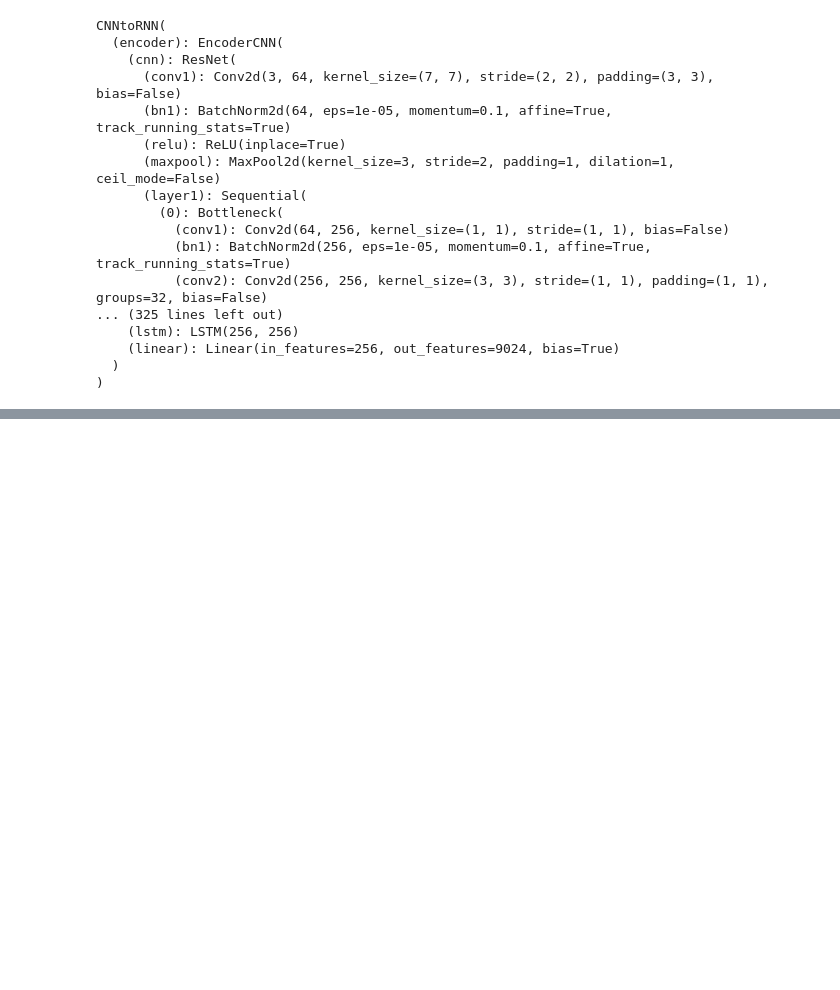
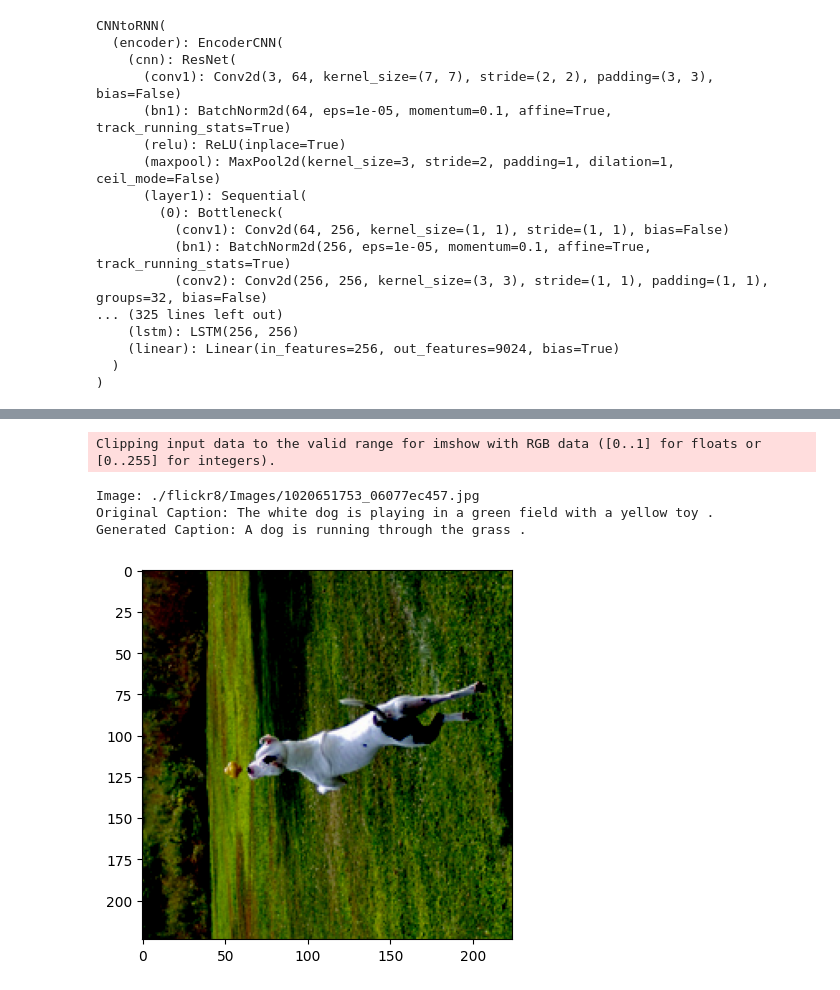
Before and after one commit to tkobil/image-captioning-using-encoder-decoder-models, a Jupyter notebook: resnext_lstm_eval_single_layer.ipynb, the cells around one changed output, grey strips where cells are left out. Saved outputs shown, nothing was run; the diff lists cells and outputs as text; code cells hidden in the pictures; blank space fills up the shorter version.

```diff
--- a/resnext_lstm_eval_single_layer.ipynb
+++ b/resnext_lstm_eval_single_layer.ipynb
@@ -130,0 +130,8 @@ GENERATED CAPTION: ['<bos>', 'A', 'little', 'girl', 'in', 'a', 'pink', 'dress',
+# %%
+show_image_with_caption(15)
+# %% [output]
+Clipping input data to the valid range for imshow with RGB data ([0..1] for floats or [0..255] for integers).
+Image: ./flickr8/Images/1020651753_06077ec457.jpg
+Original Caption: The white dog is playing in a green field with a yellow toy .
+Generated Caption: A dog is running through the grass .
+[figure, added]
```
Also changed, not shown: parts of 26 cells of this notebook, 4 other files.
